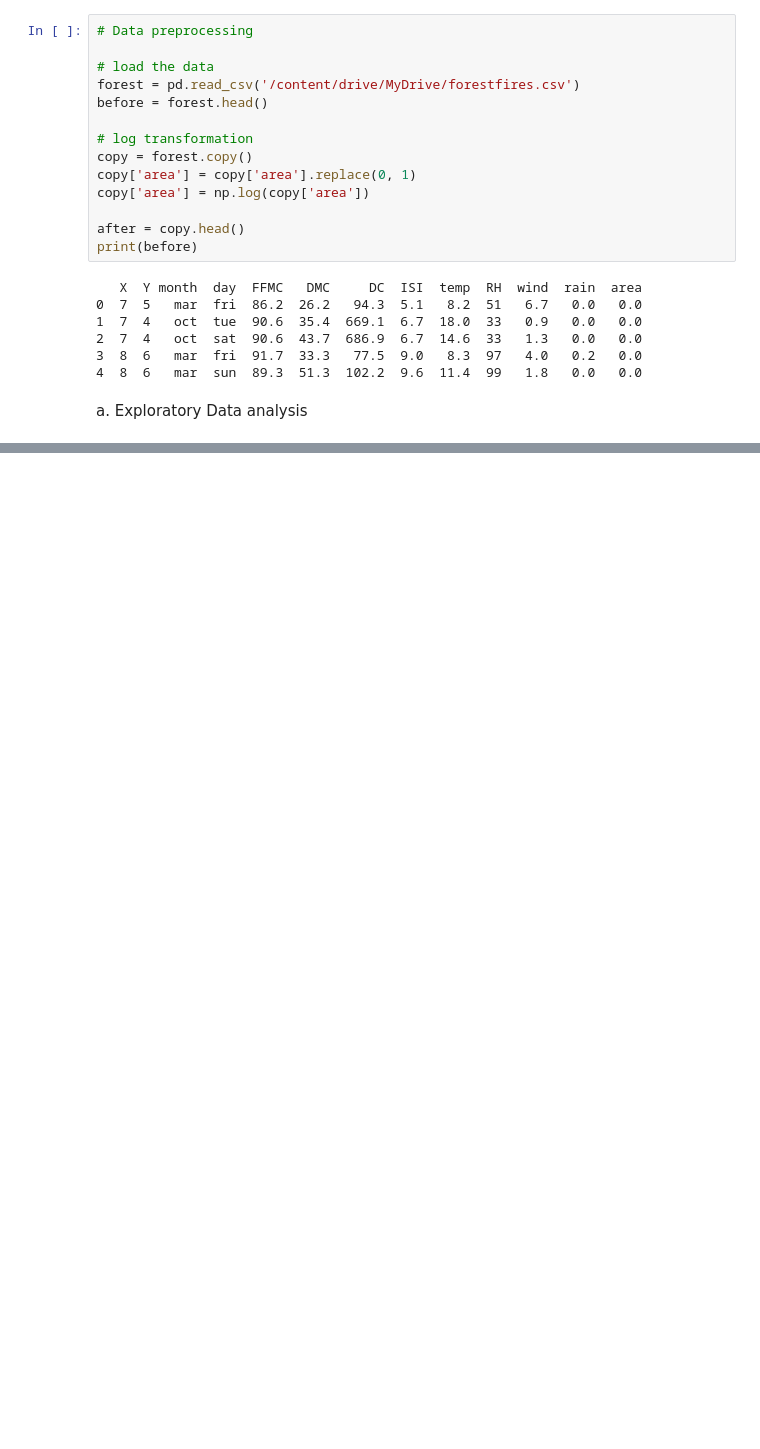
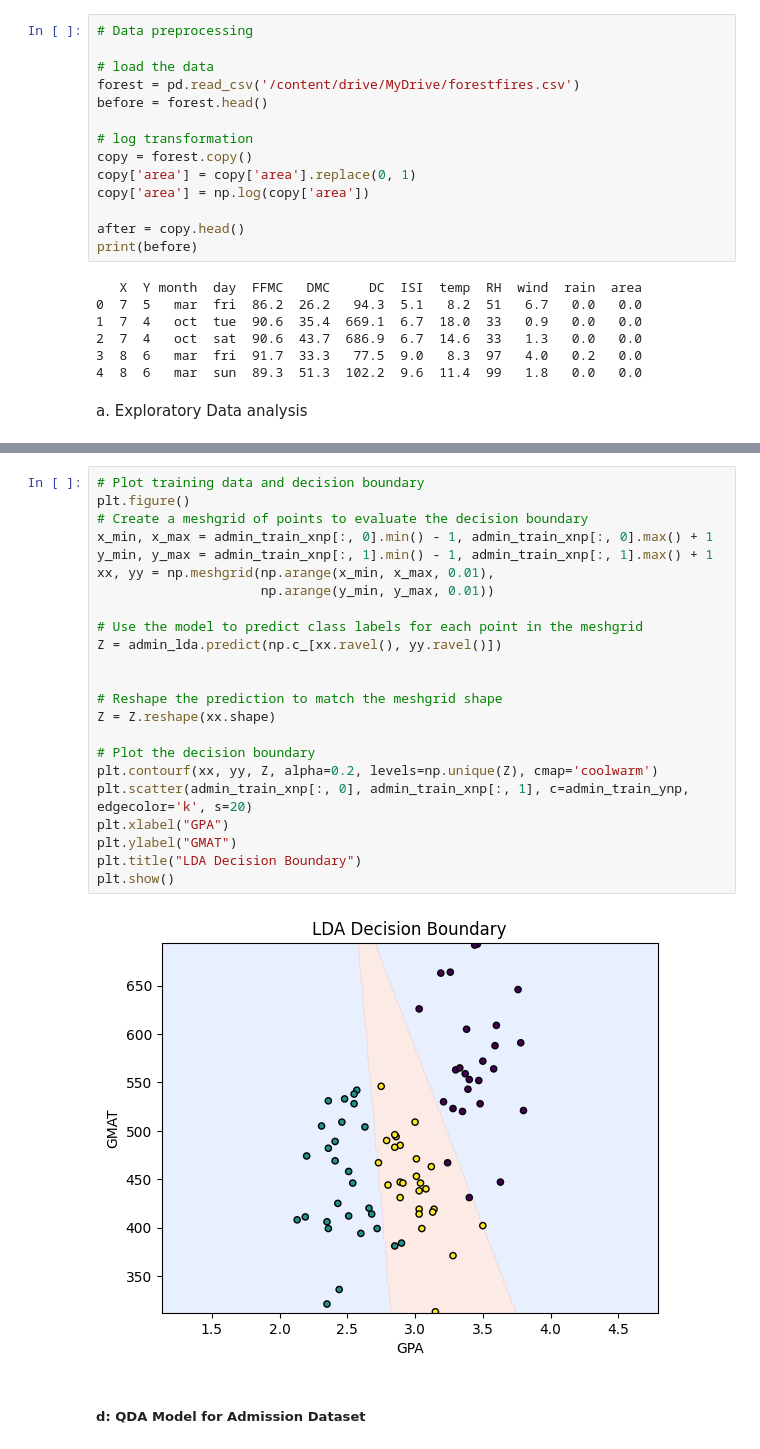
Before and after one commit to bridgetmanu/QDA_LDA_KNN, a Jupyter notebook: Mini_Project_2.ipynb, the cells around one changed output, grey strips where cells are left out. Saved outputs shown, nothing was run; the diff lists cells and outputs as text; blank space fills up the shorter version.

```diff
--- a/Mini_Project_2.ipynb
+++ b/Mini_Project_2.ipynb
@@ -132,0 +415,27 @@ admin.head()
+# %%
+# Plot training data and decision boundary
+plt.figure()
+# Create a meshgrid of points to evaluate the decision boundary
+x_min, x_max = admin_train_xnp[:, 0].min() - 1, admin_train_xnp[:, 0].max() + 1
+y_min, y_max = admin_train_xnp[:, 1].min() - 1, admin_train_xnp[:, 1].max() + 1
+xx, yy = np.meshgrid(np.arange(x_min, x_max, 0.01),
+                     np.arange(y_min, y_max, 0.01))
+
+# Use the model to predict class labels for each point in the meshgrid
+Z = admin_lda.predict(np.c_[xx.ravel(), yy.ravel()])
+
+
+# Reshape the prediction to match the meshgrid shape
+Z = Z.reshape(xx.shape)
+
+# Plot the decision boundary
+plt.contourf(xx, yy, Z, alpha=0.2, levels=np.unique(Z), cmap='coolwarm')
+plt.scatter(admin_train_xnp[:, 0], admin_train_xnp[:, 1], c=admin_train_ynp, edgecolor='k', s=20)
+plt.xlabel("GPA")
+plt.ylabel("GMAT")
+plt.title("LDA Decision Boundary")
+plt.show()
+# %% [output]
+[figure, added]
+# %% [markdown]
+##### d: QDA Model for Admission Dataset
```
Also changed, not shown: parts of 29 cells of this notebook.
